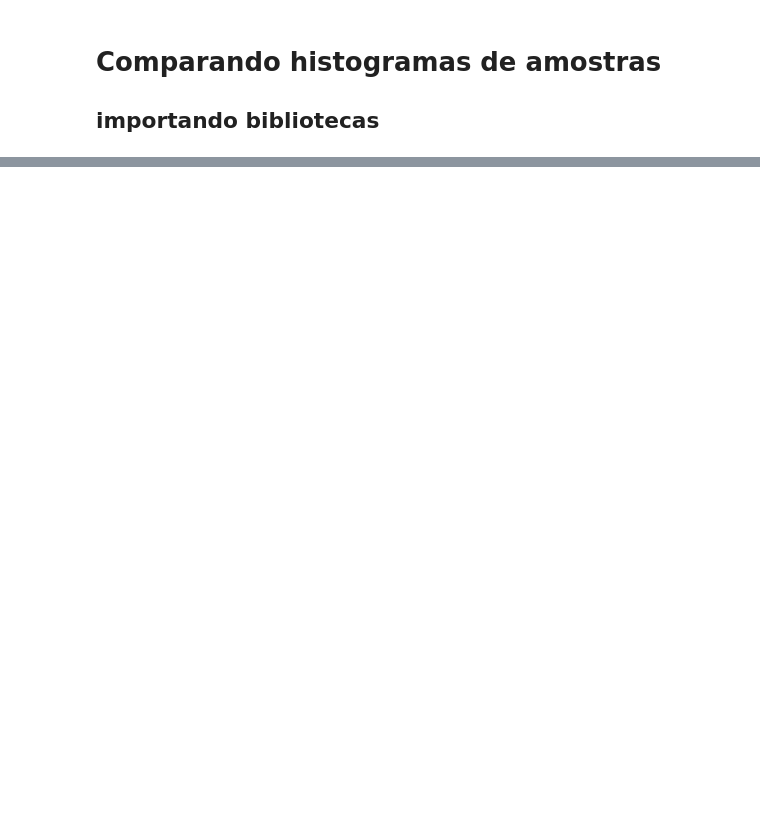
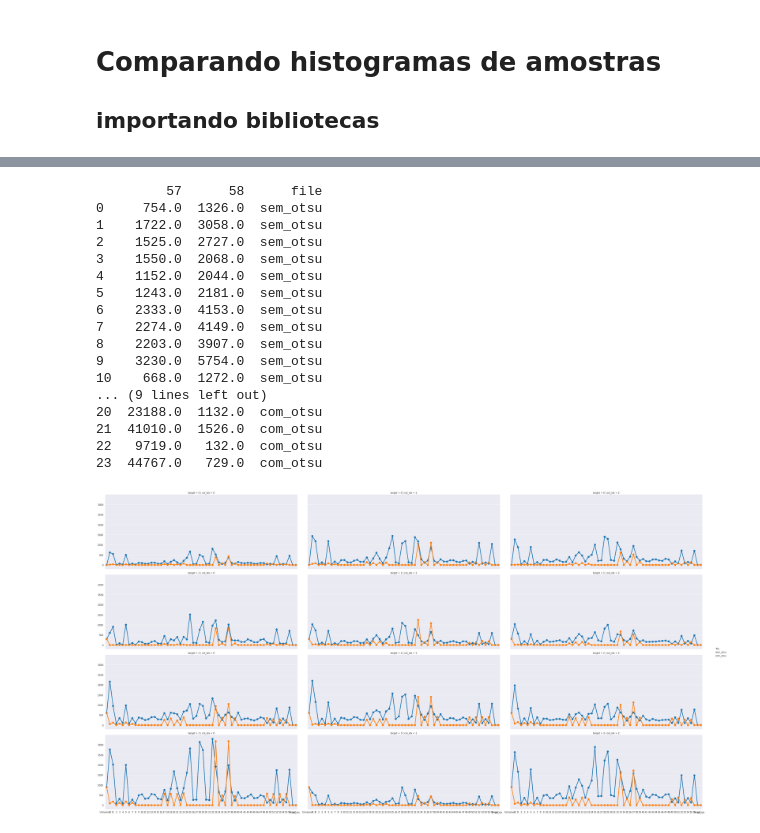
Before and after one commit to newtmagalhaes/Machine-Learning, a Jupyter notebook: ML/f04-textura/patologias_puras_toras/07-histogramas.ipynb, the cells around one changed output, grey strips where cells are left out. Drawn from its saved outputs; the diff is of its cells as text; code cells hidden in the pictures; blank space fills up the shorter version.

Commit message:
otimizando plot

```diff
--- a/ML/f04-textura/patologias_puras_toras/07-histogramas.ipynb
+++ b/ML/f04-textura/patologias_puras_toras/07-histogramas.ipynb
@@ -74,0 +5,66 @@ TARGET_NAMES = {'broca': 0, 'fissura': 1, 'musgo': 2, 'quebra': 3}
+# %%
+import pandas as pd
+import seaborn as sns
+
+AMOSTRAS_POR_CLASSE = 3
+
+PATHS = {'sem_otsu':'./csvs/lbp_toras.csv',
+         'com_otsu':'./csvs/otsu_lbp_toras.csv'}
+
+TARGET_NAMES = {'broca': 0, 'fissura': 1,
+                'musgo': 2, 'quebra': 3}
+
+sns.set_style('darkgrid')
+# %%
+df_list = []
+for path in PATHS:
+  for target, df in pd.read_csv(PATHS[path]).groupby('target'):
+    temp_df = df.head(AMOSTRAS_POR_CLASSE).copy()
+    temp_df['file'] = path
+    df_list.append(temp_df)
+
+df = pd.concat(df_list, ignore_index=True)
+
+df['col_idx'] = [i % AMOSTRAS_POR_CLASSE for i in range(len(df))]
+
+df_out = pd.concat(
+  [df.pop('57'), df.pop('58')],
+  ignore_index=True,
+  axis='columns')
+
+df_out.columns = ['57', '58']
+df_out['file'] = df['file']
+print(df_out)
+
+g = sns.FacetGrid(
+  data=df,
+  col='col_idx',
+  row='target',
+  hue='file',
+  height=5,
+  aspect=2.5
+)
+
+g.map_dataframe(sns.pointplot)
+g.add_legend()
+
+None
+# %% [output]
+         57      58      file
+0     754.0  1326.0  sem_otsu
+1    1722.0  3058.0  sem_otsu
+2    1525.0  2727.0  sem_otsu
+3    1550.0  2068.0  sem_otsu
+4    1152.0  2044.0  sem_otsu
+5    1243.0  2181.0  sem_otsu
+6    2333.0  4153.0  sem_otsu
+7    2274.0  4149.0  sem_otsu
+8    2203.0  3907.0  sem_otsu
+9    3230.0  5754.0  sem_otsu
+10    668.0  1272.0  sem_otsu
+... (9 lines left out)
+20  23188.0  1132.0  com_otsu
+21  41010.0  1526.0  com_otsu
+22   9719.0   132.0  com_otsu
+23  44767.0   729.0  com_otsu
+[figure, added]
```
Also changed, not shown: parts of 3 cells of this notebook.
